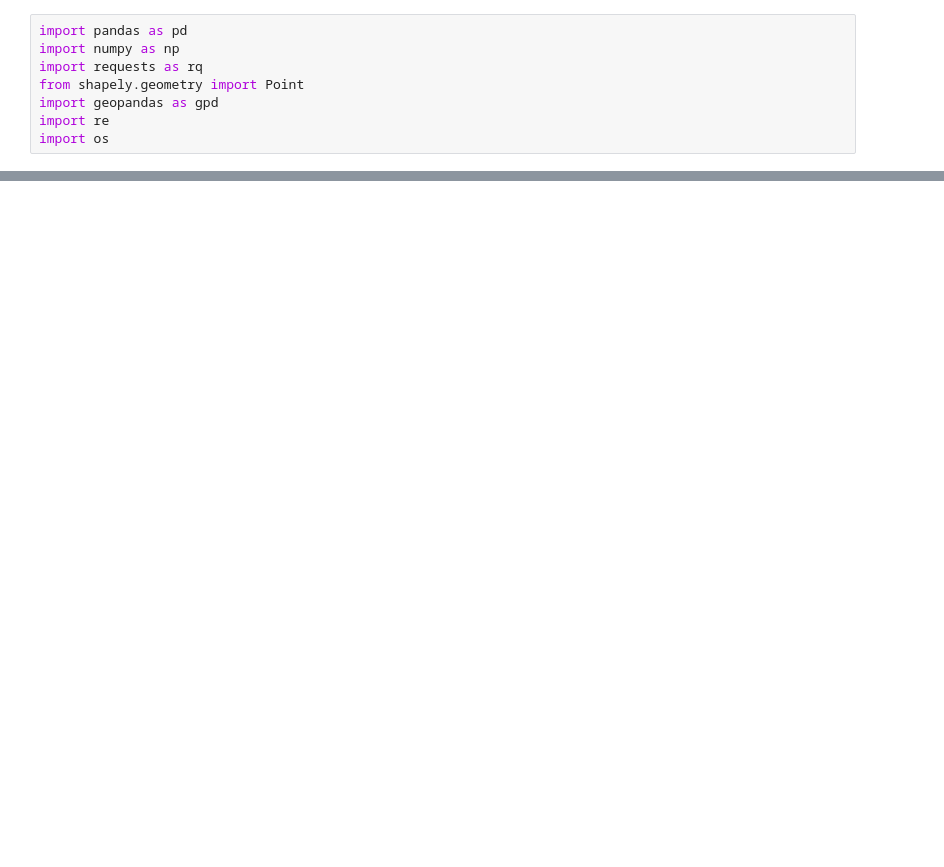
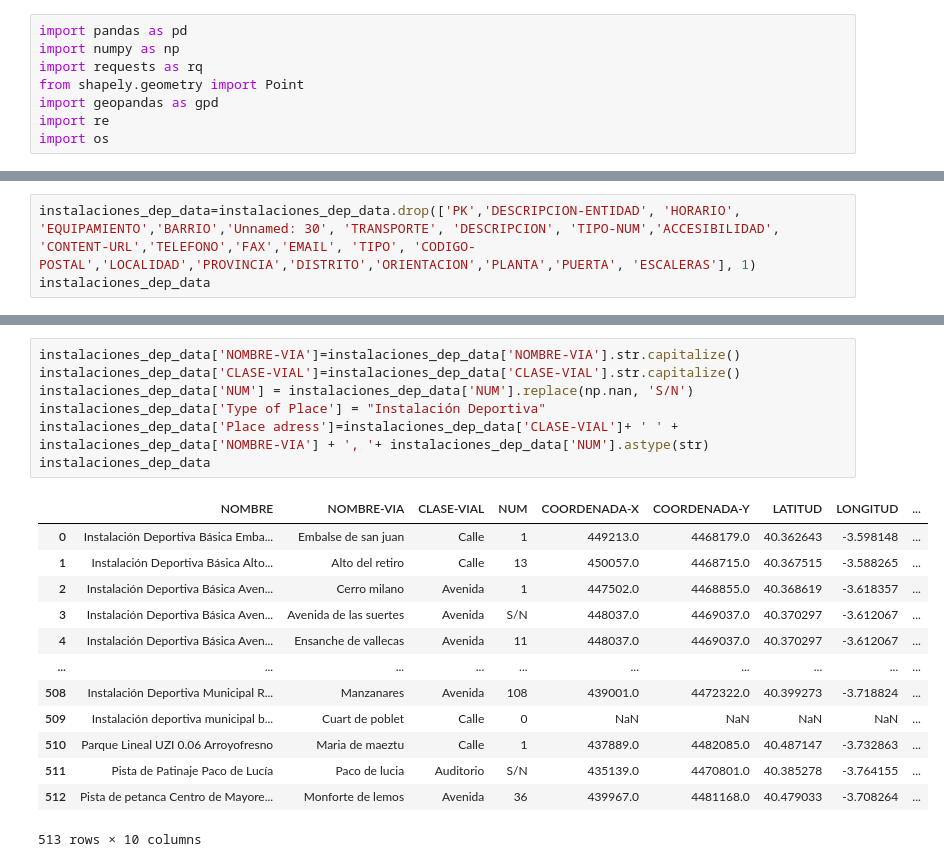
Before and after one commit to DiegoMerello/ih_datamadpt1121_project_m1, a Jupyter notebook: Primera prueba.ipynb, the cells around one changed output, grey strips where cells are left out. Drawn from its saved outputs; the diff is of its cells as text; blank space fills up the shorter version.

```diff
--- a/Primera prueba.ipynb
+++ b/Primera prueba.ipynb
@@ -12,0 +40,3 @@ OSError: could not find or load spatialindex_c-64.dll
+# %%
+instalaciones_dep_data=instalaciones_dep_data.drop(['PK','DESCRIPCION-ENTIDAD', 'HORARIO', 'EQUIPAMIENTO','BARRIO','Unnamed: 30', 'TRANSPORTE', 'DESCRIPCION', 'TIPO-NUM','ACCESIBILIDAD', 'CONTENT-URL','TELEFONO','FAX','EMAIL', 'TIPO', 'CODIGO-POSTAL','LOCALIDAD','PROVINCIA','DISTRITO','ORIENTACION','PLANTA','PUERTA', 'ESCALERAS'], 1)
+instalaciones_dep_data
@@ -12,0 +57,21 @@ OSError: could not find or load spatialindex_c-64.dll
+# %%
+instalaciones_dep_data['NOMBRE-VIA']=instalaciones_dep_data['NOMBRE-VIA'].str.capitalize()
+instalaciones_dep_data['CLASE-VIAL']=instalaciones_dep_data['CLASE-VIAL'].str.capitalize()
+instalaciones_dep_data['NUM'] = instalaciones_dep_data['NUM'].replace(np.nan, 'S/N')
+instalaciones_dep_data['Type of Place'] = "Instalación Deportiva"
+instalaciones_dep_data['Place adress']=instalaciones_dep_data['CLASE-VIAL']+ ' ' + instalaciones_dep_data['NOMBRE-VIA'] + ', '+ instalaciones_dep_data['NUM'].astype(str)
+instalaciones_dep_data
+# %% [output]
+|  | NOMBRE | NOMBRE-VIA | CLASE-VIAL | NUM | COORDENADA-X | COORDENADA-Y | LATITUD | LONGITUD | ... |
+| 0 | Instalación Deportiva Básica Emba... | Embalse de san juan | Calle | 1 | 449213.0 | 4468179.0 | 40.362643 | -3.598148 | ... |
+| 1 | Instalación Deportiva Básica Alto... | Alto del retiro | Calle | 13 | 450057.0 | 4468715.0 | 40.367515 | -3.588265 | ... |
+| 2 | Instalación Deportiva Básica Aven... | Cerro milano | Avenida | 1 | 447502.0 | 4468855.0 | 40.368619 | -3.618357 | ... |
+| 3 | Instalación Deportiva Básica Aven... | Avenida de las suertes | Avenida | S/N | 448037.0 | 4469037.0 | 40.370297 | -3.612067 | ... |
+| 4 | Instalación Deportiva Básica Aven... | Ensanche de vallecas | Avenida | 11 | 448037.0 | 4469037.0 | 40.370297 | -3.612067 | ... |
+| ... | ... | ... | ... | ... | ... | ... | ... | ... | ... |
+| 508 | Instalación Deportiva Municipal R... | Manzanares | Avenida | 108 | 439001.0 | 4472322.0 | 40.399273 | -3.718824 | ... |
+| 509 | Instalación deportiva municipal b... | Cuart de poblet | Calle | 0 | NaN | NaN | NaN | NaN | ... |
+| 510 | Parque Lineal UZI 0.06 Arroyofresno | Maria de maeztu | Calle | 1 | 437889.0 | 4482085.0 | 40.487147 | -3.732863 | ... |
+| 511 | Pista de Patinaje Paco de Lucía | Paco de lucia | Auditorio | S/N | 435139.0 | 4470801.0 | 40.385278 | -3.764155 | ... |
+| 512 | Pista de petanca Centro de Mayore... | Monforte de lemos | Avenida | 36 | 439967.0 | 4481168.0 | 40.479033 | -3.708264 | ... |
+513 rows × 10 columns
```
Also changed, not shown: parts of 5 cells of this notebook.
